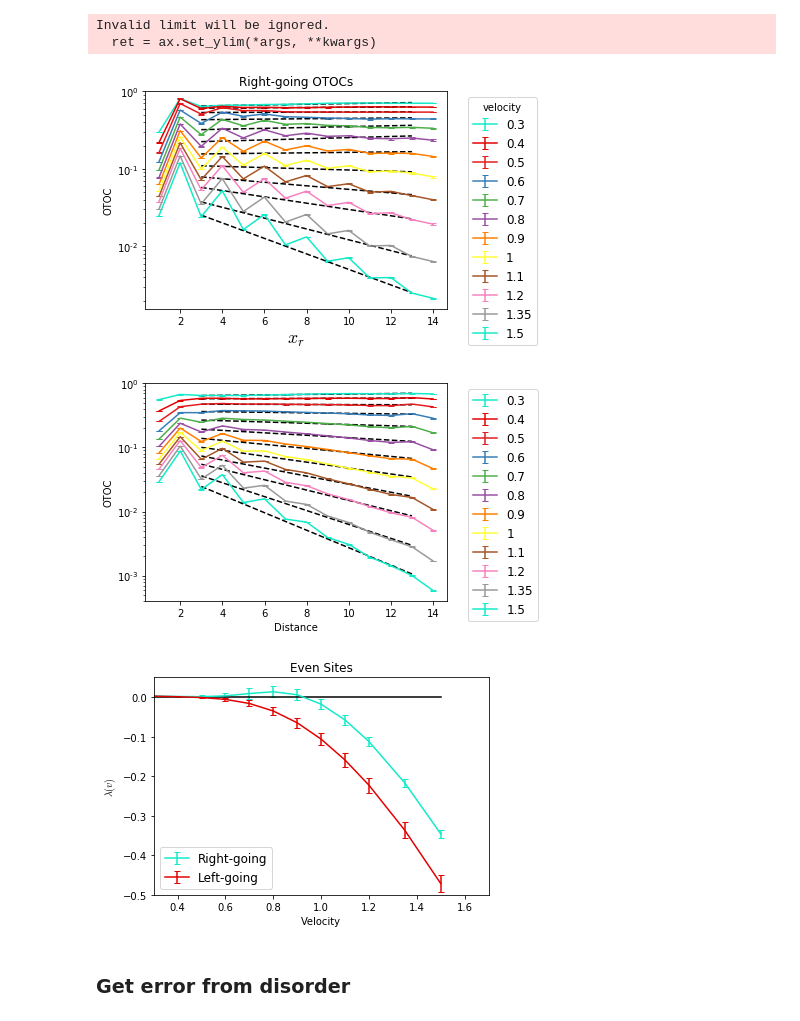
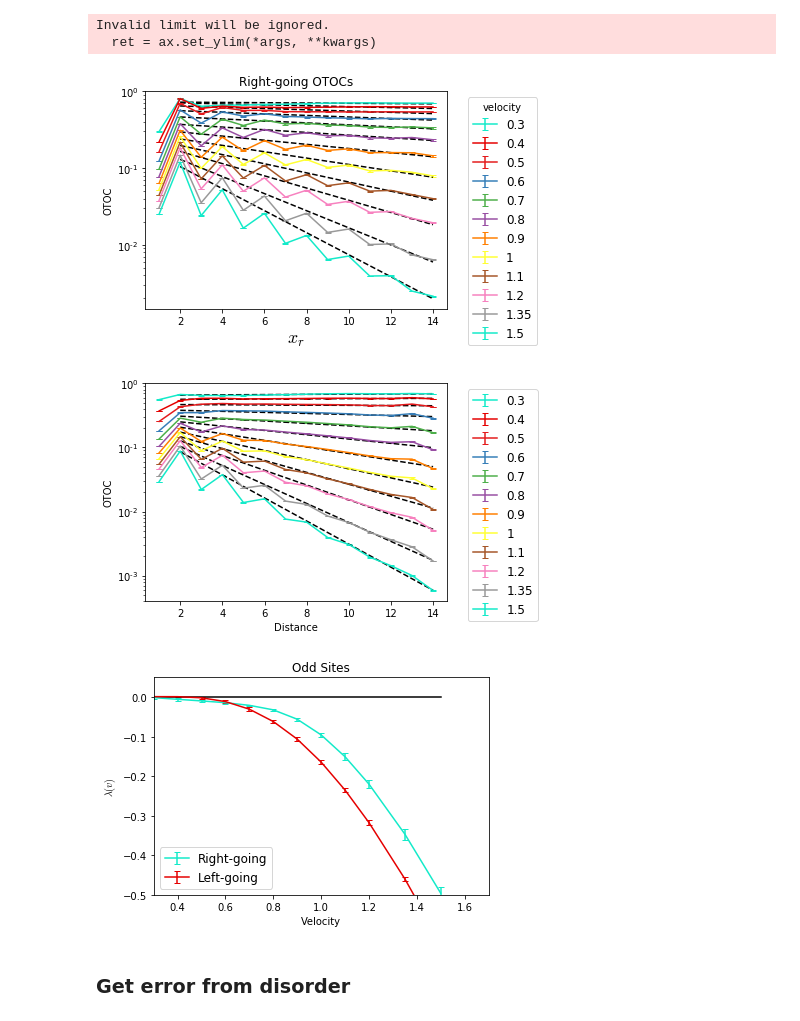
Before and after one commit to cnstahl/Asymmetric, a Jupyter notebook: python/Hamiltonian/Z OTOC vb.ipynb, the cells around one changed output. Saved outputs shown, nothing was run; the diff lists cells and outputs as text; code cells hidden in the pictures.

```diff
--- a/python/Hamiltonian/Z OTOC vb.ipynb
+++ b/python/Hamiltonian/Z OTOC vb.ipynb
@@ -41,8 +41,8 @@ for idx, otocfore in enumerate(otocsfore):
     ax.set_yscale("log", nonposy='clip')
 #     ax.errorbar(sites[1:], otocfore[1:], label = str(vs[idx]))
     ax.errorbar(sites[1:], otocfore[1:], yerr=stdsfore[idx,1:], label = str(qm.chop(vs[idx])))
-    x = sites[3::2]
-    y = otocfore[3::2]
+    x = sites[2::2]
+    y = otocfore[2::2]
     logy = np.log(y)
     coeffs, errors = np.polyfit(x,logy,deg=1, cov=True)
 #     print(vs[idx], coeffs)
@@ -62,37 +62,37 @@ plt.title("Right-going OTOCs")
 plt.show()
 
 # Backward
 ax = plt.subplot(111)
 gammas_back = []
 errors_back = []
 for idx, otocback in enumerate(otocsback):
     ax.set_yscale("log", nonposy='clip')
 #     ax.errorbar(sites[1:], otocback[1:], label = str(vs[idx]))
     ax.errorbar(sites[1:], otocback[1:], yerr=stdsback[idx,1:], label = str(qm.chop(vs[idx])))
-    x = sites[3::2]
-    y = otocback[3::2]
+    x = sites[2::2]
+    y = otocback[2::2]
     logy = np.log(y)
     coeffs, errors = np.polyfit(x,logy,deg=1, cov=True)
 #     print(vs[idx], coeffs)
     poly = np.poly1d(coeffs)
     yfit = lambda x: np.exp(poly(x))
     ax.plot(x,yfit(x), 'k--')
     gammas_back.append(coeffs[0] * vs[idx])
     errors_back.append(np.sqrt(errors[0,0]) * vs[idx])
 box = ax.get_position()
 ax.set_position([box.x0, box.y0, box.width * 0.9, box.height])
 ax.legend(bbox_to_anchor=(1.05, 1), loc=2)
 plt.ylim(0,1)
 plt.xlabel("Distance")
 plt.ylabel("OTOC")
 # plt.title("Backward OTOCs")
 # plt.savefig('figures/zotocs_backL' + str(L) + '.pdf')
 plt.show()
 # %% [output]
 Invalid limit will be ignored.
   ret = ax.set_ylim(*args, **kwargs)
-[figure, old version]
+[figure, new version]
-[figure, old version]
+[figure, new version]
 # %%
 ax = plt.subplot(111)
 ax.errorbar(vs, gammas_fore, yerr=errors_fore,  label = "Right-going")
@@ -101,15 +101,15 @@ ax.plot(vs, np.zeros(len(vs)), 'k')
 box = ax.get_position()
 ax.set_position([box.x0, box.y0, box.width, box.height])
 ax.legend(loc=3)
-plt.title("Even Sites")
+plt.title("Odd Sites")
 plt.xlabel("Velocity")
 plt.xlim((0.3,1.7))
 plt.ylim((-.5,.05))
 plt.ylabel("$\lambda(v)$")
-# plt.savefig('figures/evenVDLE.pdf')
+# plt.savefig('figures/oddVDLE.pdf')
 plt.show()
 # %% [output]
-[figure, old version]
+[figure, new version]
 # %% [markdown]
 ### Get error from disorder
 # %%
```
Also changed, not shown: 6 other files.
